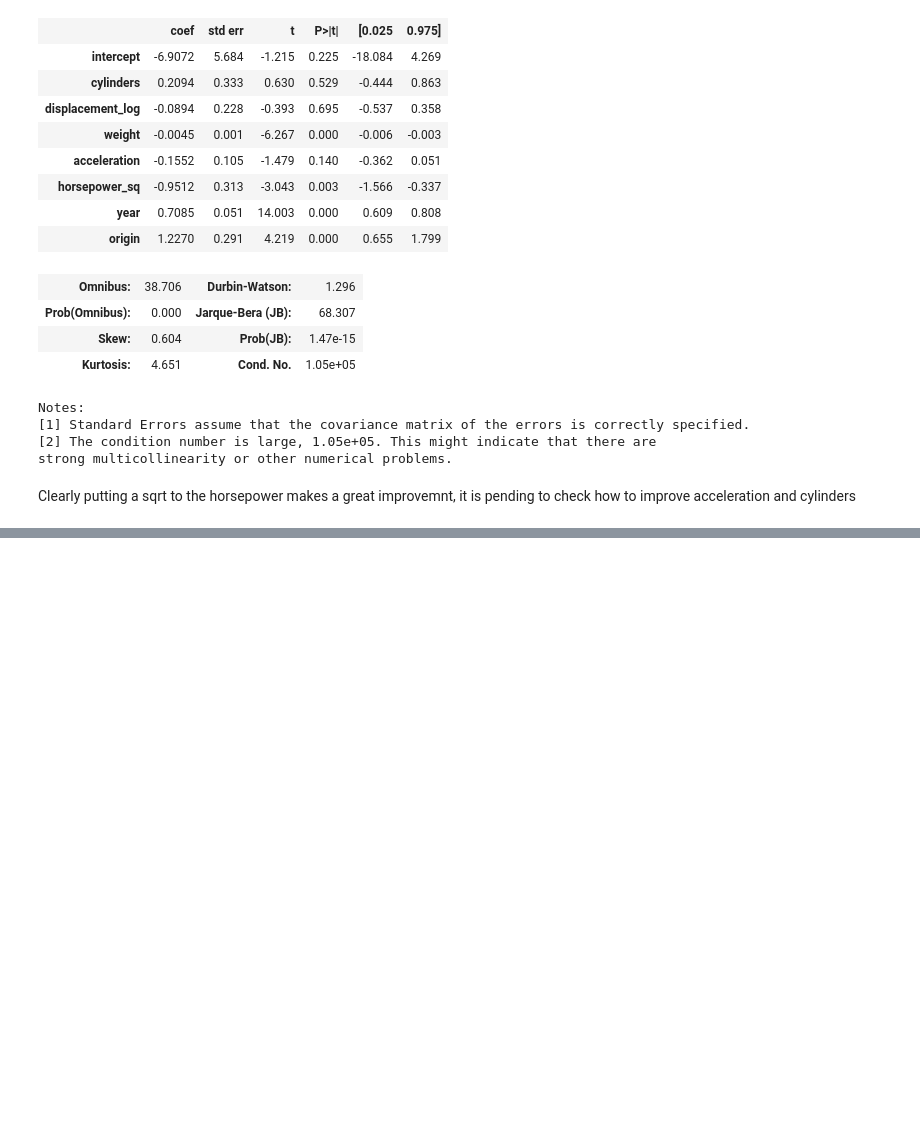
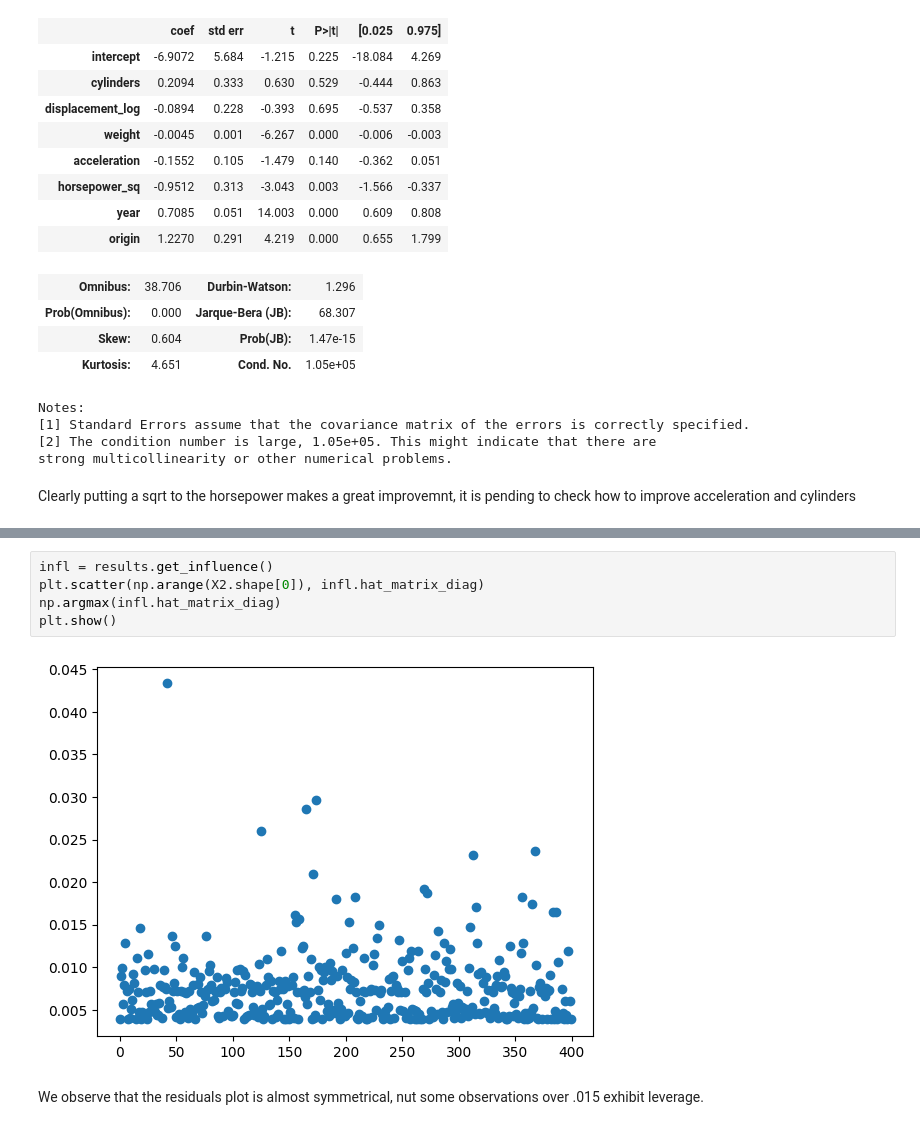
Before and after one commit to hinojosaad/islp, a Jupyter notebook: Chapter3/ch3.ipynb, the cells around one changed output, grey strips where cells are left out. Drawn from its saved outputs; the diff is of its cells as text; blank space fills up the shorter version.

```diff
--- a/Chapter3/ch3.ipynb
+++ b/Chapter3/ch3.ipynb
@@ -555,0 +674,9 @@ Clearly putting a sqrt to the horsepower makes a great improvemnt, it is pending
+# %%
+infl = results.get_influence()
+plt.scatter(np.arange(X2.shape[0]), infl.hat_matrix_diag)
+np.argmax(infl.hat_matrix_diag)
+plt.show()
+# %% [output]
+[figure, added]
+# %% [markdown]
+We observe that the residuals plot is almost symmetrical, nut some observations over .015 exhibit leverage.
```
Also changed, not shown: parts of 12 cells of this notebook.
